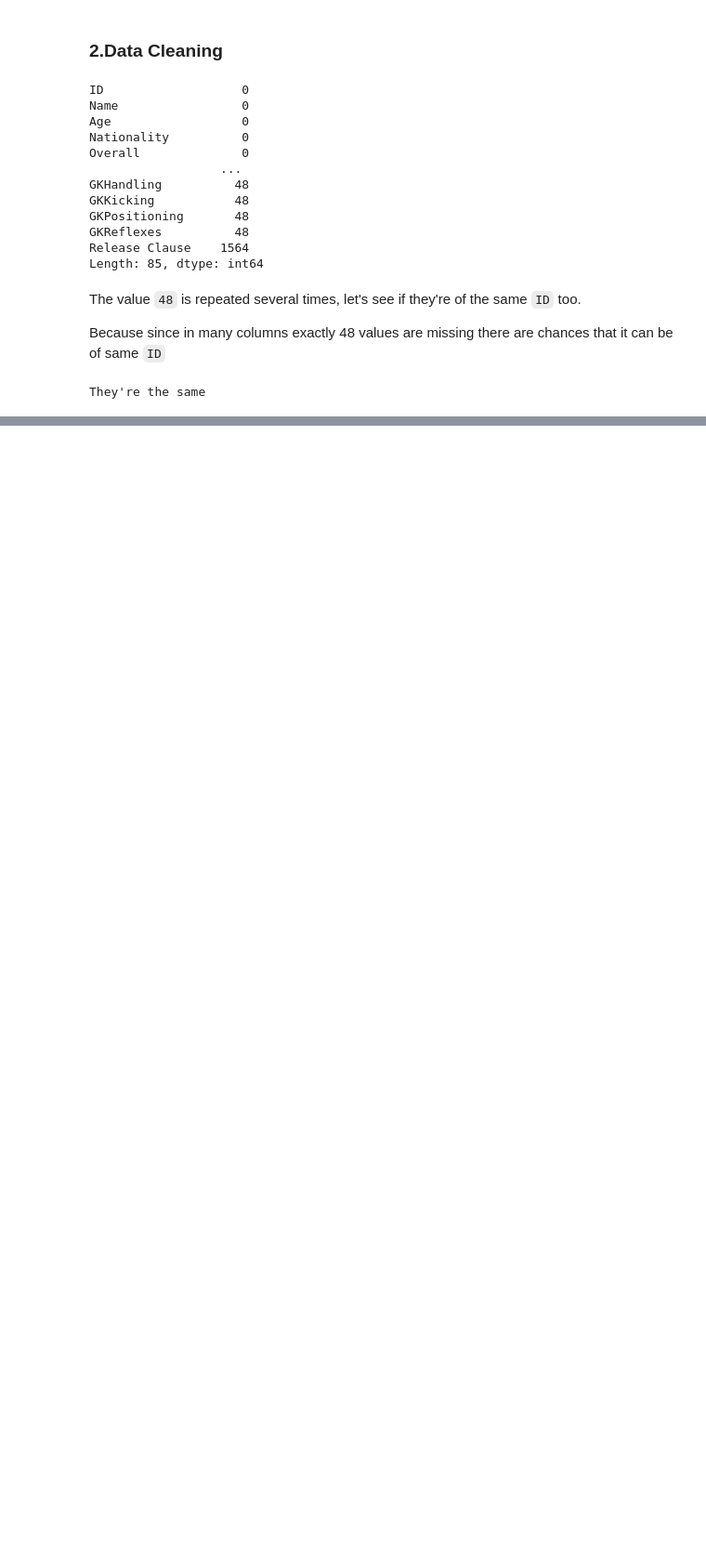
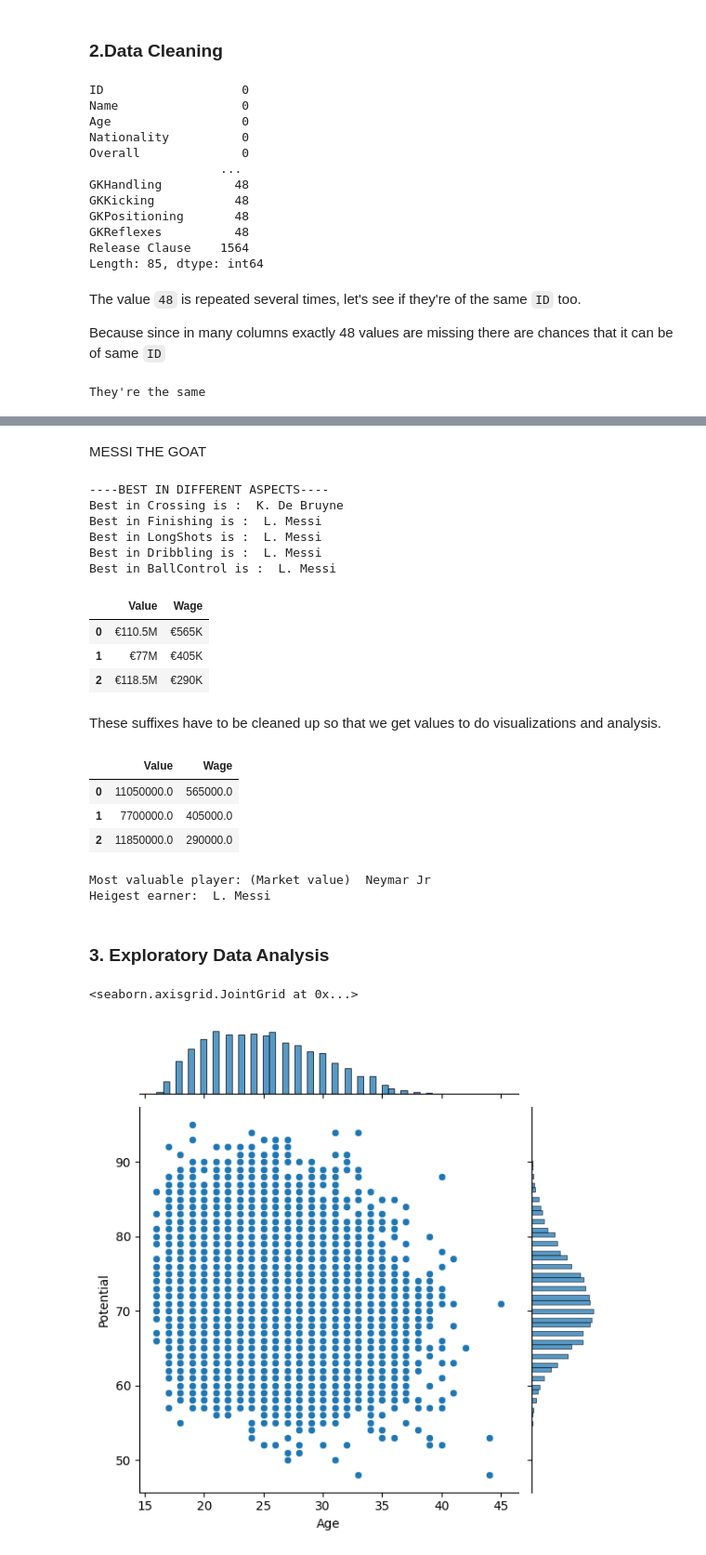
Before and after one commit to kailas711/NLP_Series, a Jupyter notebook: 1.FIFA Data analysis/fifa_data_analysis.ipynb, the cells around one changed output, grey strips where cells are left out. Shown: that part at 93% size. Cells and saved outputs as stored; diff of their text form; code cells hidden in the pictures; blank space fills up the shorter version.

```diff
--- a/1.FIFA Data analysis/fifa_data_analysis.ipynb
+++ b/1.FIFA Data analysis/fifa_data_analysis.ipynb
@@ -117,0 +169,70 @@ They're the same
+# %% [markdown]
+MESSI THE GOAT
+# %%
+# Players who are best in different aspects, i choose 5 of my fav
+
+pr_cols=['Crossing', 'Finishing', 'LongShots',
+       'Dribbling', 'BallControl']
+print("----BEST IN DIFFERENT ASPECTS----")
+for col in pr_cols:
+    print(f"Best in {col} is : ", data.loc[data[col].argmax()]['Name'])
+# %% [output]
+----BEST IN DIFFERENT ASPECTS----
+Best in Crossing is :  K. De Bruyne
+Best in Finishing is :  L. Messi
+Best in LongShots is :  L. Messi
+Best in Dribbling is :  L. Messi
+Best in BallControl is :  L. Messi
+# %%
+data[['Value','Wage']].head(3)
+# %% [output]
+|  | Value | Wage |
+| 0 | €110.5M | €565K |
+| 1 | €77M | €405K |
+| 2 | €118.5M | €290K |
+# %% [markdown]
+These suffixes have to be cleaned up so that we get values to do visualizations and analysis.
+# %%
+# function to clean player revenues into float values for analysis
+
+def clean_values(data_value):
+    try:
+        value = float(data_value[1:-1])
+        suffix = data_value[-1]
+        if suffix == 'M':
+            value = value * 100000
+        elif suffix == "K":
+            value = value * 1000
+    except ValueError:
+        value = 0
+
+    return value
+
+data['Value'] = data['Value'].apply(clean_values)
+data['Wage'] = data['Wage'].apply(clean_values)
+# %%
+data[['Value','Wage']].head(3)
+# %% [output]
+|  | Value | Wage |
+| 0 | 11050000.0 | 565000.0 |
+| 1 | 7700000.0 | 405000.0 |
+| 2 | 11850000.0 | 290000.0 |
+# %%
+# Most valuable players and heighest earner
+print("Most valuable player: (Market value) ", data.loc[data['Value'].argmax()]['Name'])
+print("Heigest earner: ", data.loc[data['Wage'].argmax()]['Name'])
+# %% [output]
+Most valuable player: (Market value)  Neymar Jr
+Heigest earner:  L. Messi
+# %% [markdown]
+### 3. Exploratory Data Analysis
+# %%
+# Let's see the potential of players w.r.t Age
+
+import seaborn as sns
+import matplotlib.pyplot as plt
+
+sns.jointplot(x = data['Age'], y=data['Potential'])
+# %% [output]
+<seaborn.axisgrid.JointGrid at 0x...>
+[figure, added]
```
Also changed, not shown: parts of 9 cells of this notebook.
